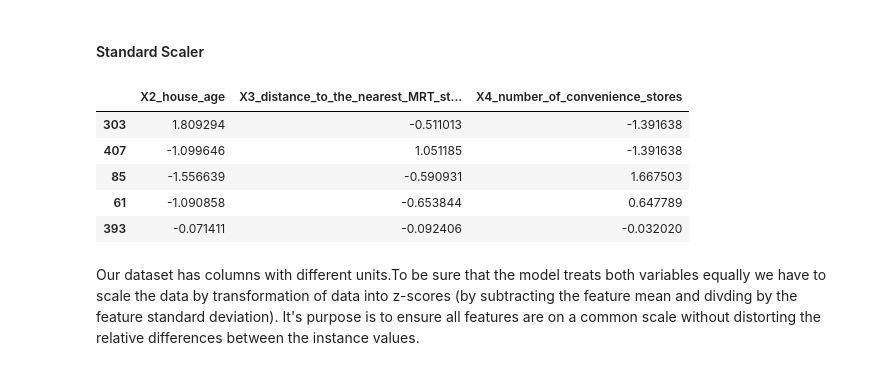
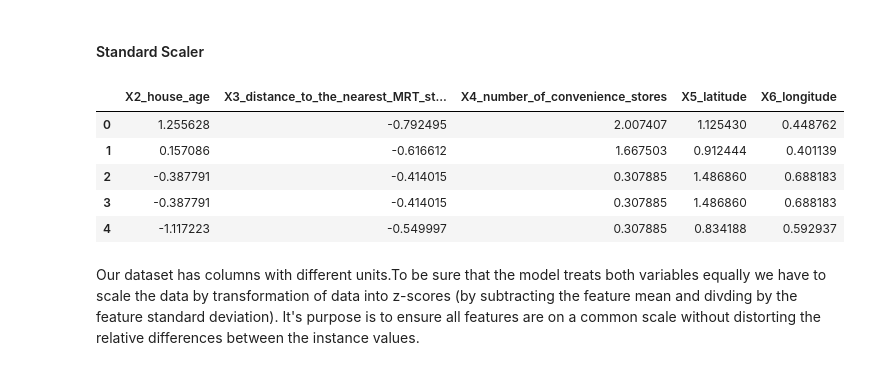
Before and after one commit to KIBOIBRIAN/Real-Estate-dataset-model, a Jupyter notebook: real_estate.ipynb, the cells around one changed output. Drawn from its saved outputs; the diff is of its cells as text; code cells hidden in the pictures.

```diff
--- a/real_estate.ipynb
+++ b/real_estate.ipynb
@@ -159,17 +156,17 @@ plt.show()
 # %%
 from sklearn.preprocessing import StandardScaler
 scaler = StandardScaler()
-features=['X2_house_age','X3_distance_to_the_nearest_MRT_station','X4_number_of_convenience_stores']
-X=df[['X2_house_age','X3_distance_to_the_nearest_MRT_station','X4_number_of_convenience_stores']]
-X[features] = scaler.fit_transform(X.values)
-X.sample(5)
+features=['X2_house_age','X3_distance_to_the_nearest_MRT_station','X4_number_of_convenience_stores','X5_latitude','X6_longitude']
+df_scaled=df[['X2_house_age','X3_distance_to_the_nearest_MRT_station','X4_number_of_convenience_stores','X5_latitude','X6_longitude']]
+df_scaled[features] = scaler.fit_transform(df_scaled.values)
+df_scaled.head(5)
 # %% [output]
-|  | X2_house_age | X3_distance_to_the_nearest_MRT_st... | X4_number_of_convenience_stores |
-| 303 | 1.809294 | -0.511013 | -1.391638 |
-| 407 | -1.099646 | 1.051185 | -1.391638 |
-| 85 | -1.556639 | -0.590931 | 1.667503 |
-| 61 | -1.090858 | -0.653844 | 0.647789 |
-| 393 | -0.071411 | -0.092406 | -0.032020 |
+|  | X2_house_age | X3_distance_to_the_nearest_MRT_st... | X4_number_of_convenience_stores | X5_latitude | X6_longitude |
+| 0 | 1.255628 | -0.792495 | 2.007407 | 1.125430 | 0.448762 |
+| 1 | 0.157086 | -0.616612 | 1.667503 | 0.912444 | 0.401139 |
+| 2 | -0.387791 | -0.414015 | 0.307885 | 1.486860 | 0.688183 |
+| 3 | -0.387791 | -0.414015 | 0.307885 | 1.486860 | 0.688183 |
+| 4 | -1.117223 | -0.549997 | 0.307885 | 0.834188 | 0.592937 |
 # %% [markdown]
 Our dataset has columns with different units.To be sure that the model treats both variables equally we have to scale the data by transformation of data into z-scores (by subtracting the feature mean and divding by the feature standard deviation). It's purpose is to ensure all features are on a common scale without distorting the relative differences between the instance values.
 # %% [markdown]
```
Also changed, not shown: parts of 29 cells of this notebook.
